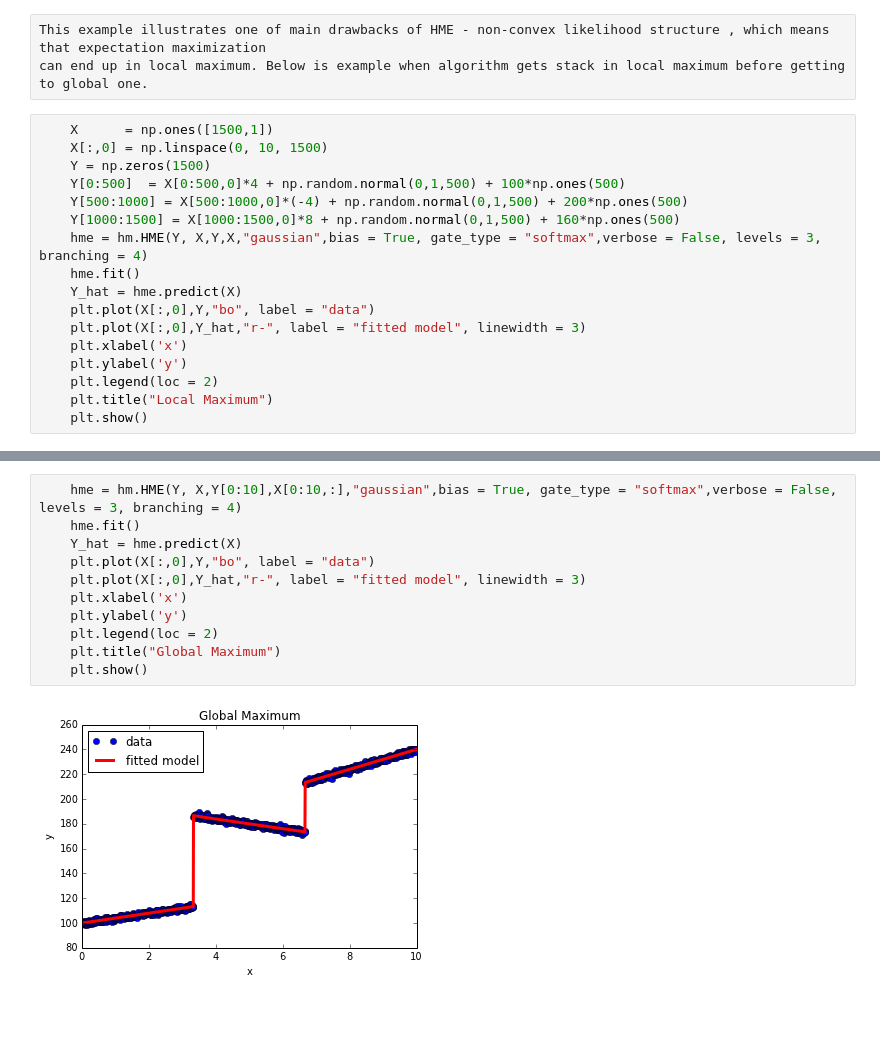
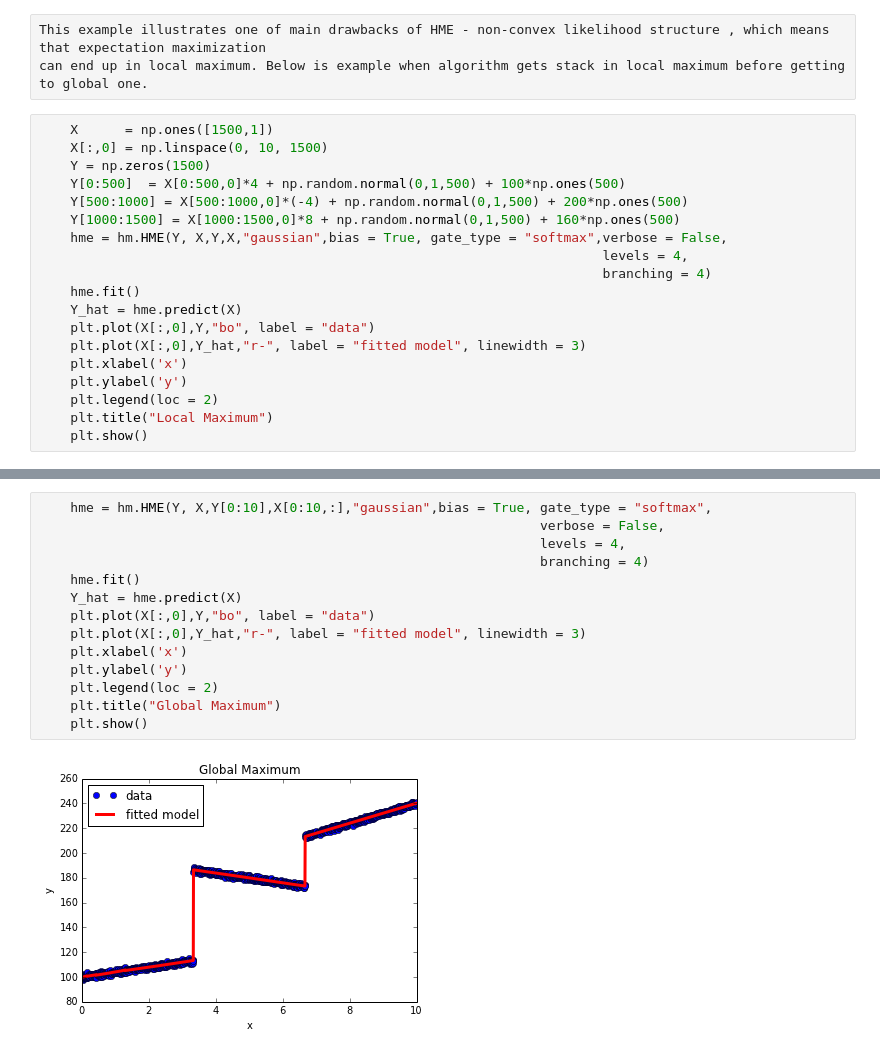
Before and after one commit to AmazaspShumik/Mixture-Models, a Jupyter notebook: Hierarchical Mixture of Experts/hme_standard_regression_examples.ipynb, the cells around one changed output, grey strips where cells are left out. Cells and saved outputs as stored; diff of their text form; blank space fills up the shorter version.

```diff
--- a/Hierarchical Mixture of Experts/hme_standard_regression_examples.ipynb
+++ b/Hierarchical Mixture of Experts/hme_standard_regression_examples.ipynb
@@ -205,7 +212,9 @@ can end up in local maximum. Below is example when algorithm gets stack in local
     Y[0:500]  = X[0:500,0]*4 + np.random.normal(0,1,500) + 100*np.ones(500)
     Y[500:1000] = X[500:1000,0]*(-4) + np.random.normal(0,1,500) + 200*np.ones(500)
     Y[1000:1500] = X[1000:1500,0]*8 + np.random.normal(0,1,500) + 160*np.ones(500)
-    hme = hm.HME(Y, X,Y,X,"gaussian",bias = True, gate_type = "softmax",verbose = False, levels = 3, branching = 4)
+    hme = hm.HME(Y, X,Y,X,"gaussian",bias = True, gate_type = "softmax",verbose = False,
+                                                                        levels = 4,
+                                                                        branching = 4)
     hme.fit()
     Y_hat = hme.predict(X)
     plt.plot(X[:,0],Y,"bo", label = "data")
@@ -220,13 +229,16 @@ can end up in local maximum. Below is example when algorithm gets stack in local
 # %%
-    hme = hm.HME(Y, X,Y[0:10],X[0:10,:],"gaussian",bias = True, gate_type = "softmax",verbose = False, levels = 3, branching = 4)
+    hme = hm.HME(Y, X,Y[0:10],X[0:10,:],"gaussian",bias = True, gate_type = "softmax",
+                                                                verbose = False,
+                                                                levels = 4,
+                                                                branching = 4)
     hme.fit()
     Y_hat = hme.predict(X)
     plt.plot(X[:,0],Y,"bo", label = "data")
     plt.plot(X[:,0],Y_hat,"r-", label = "fitted model", linewidth = 3)
     plt.xlabel('x')
     plt.ylabel('y')
     plt.legend(loc = 2)
     plt.title("Global Maximum")
     plt.show()
 # %% [output]
-[figure, old version]
+[figure, new version]
```
Also changed, not shown: parts of 6 cells of this notebook.
